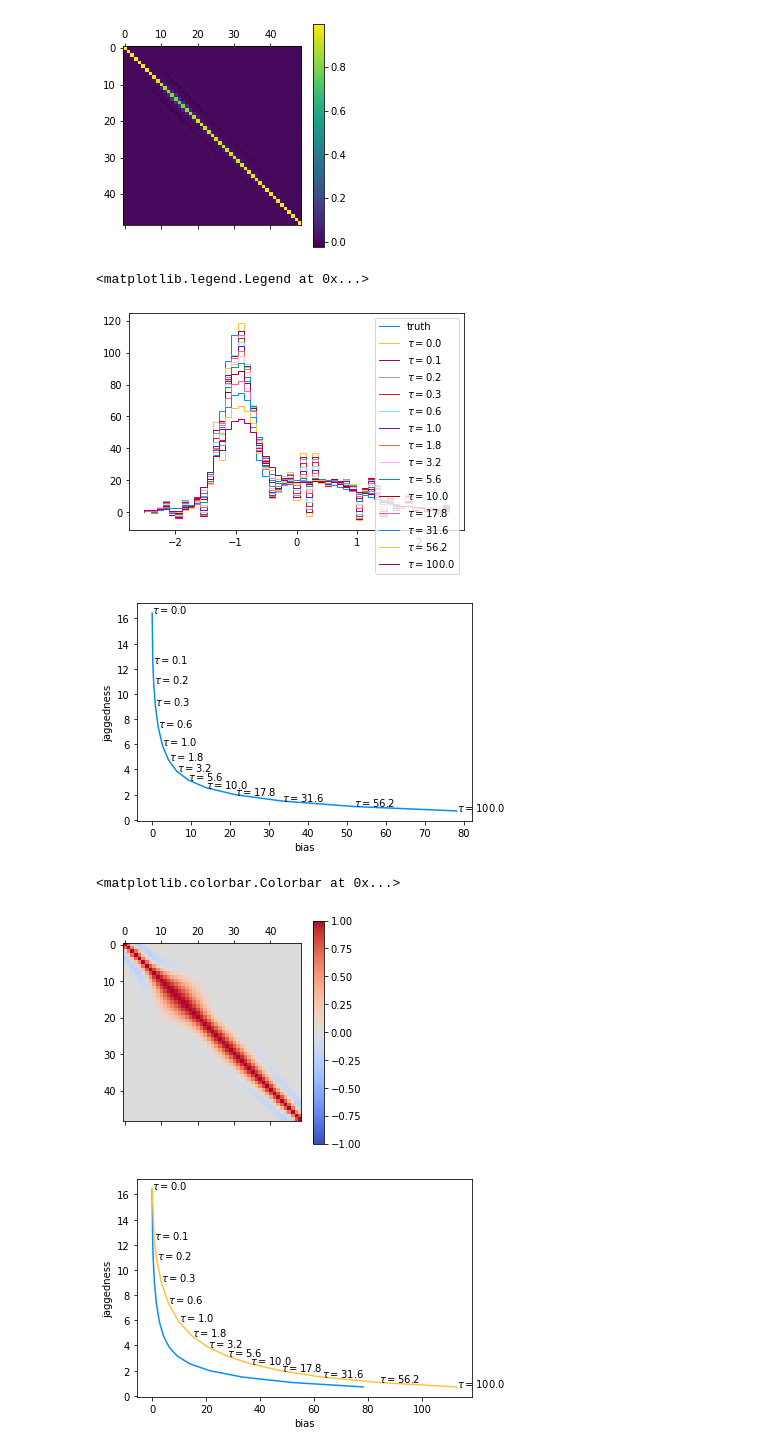
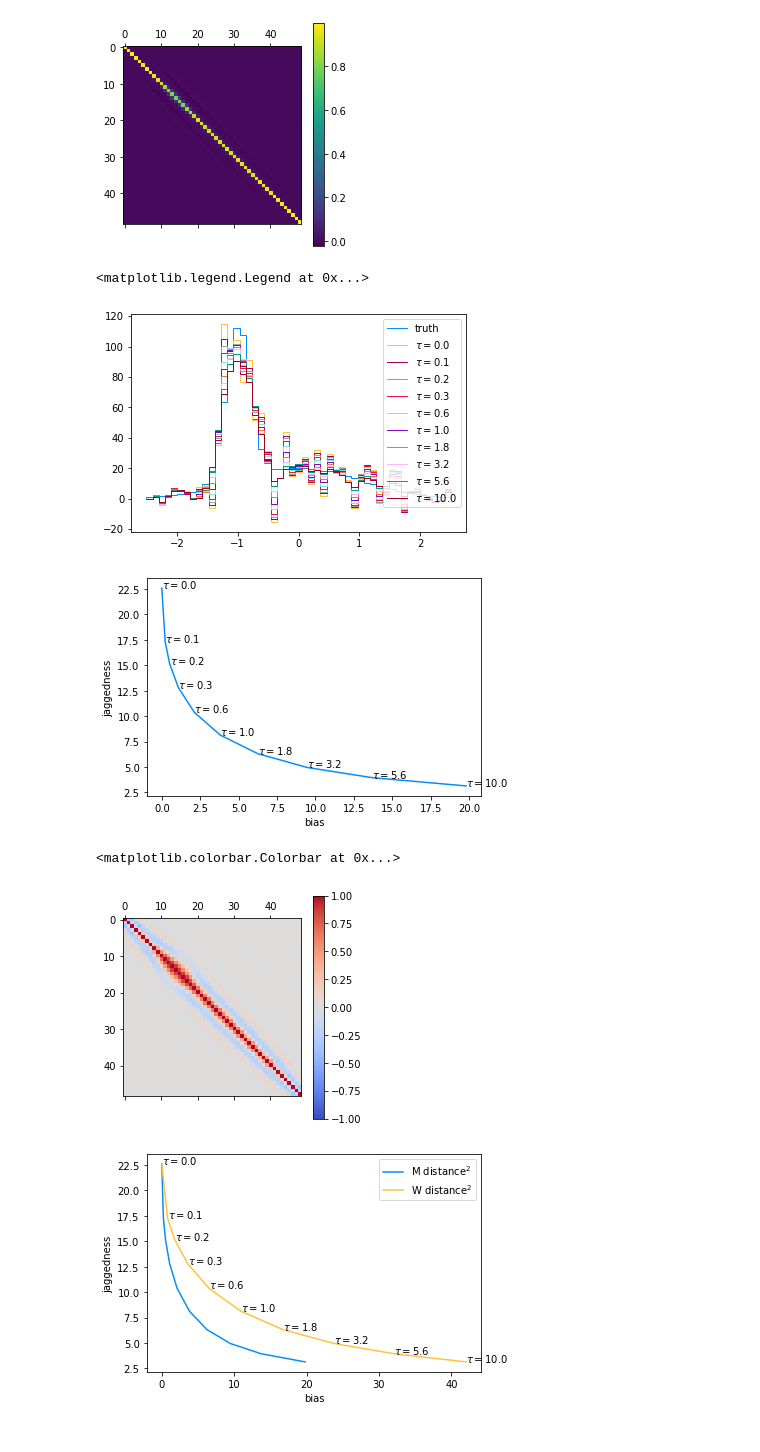
Before and after one commit to ast0815/regularisation, a Jupyter notebook: toy.ipynb, the cells around one changed output. Cells and saved outputs as stored; diff of their text form; code cells hidden in the pictures.

```diff
--- a/toy.ipynb
+++ b/toy.ipynb
@@ -104,7 +104,7 @@ plt.colorbar()
 
 # Scale so taus are in more convenient value range
 C /= 1000
-tau_list = [0.0] + list(np.logspace(-1, 2, 7+6))
+tau_list = [0.0] + list(np.logspace(-1, 1, 9))
 A_list = [
     np.linalg.inv(cov_unfolded_inv + tau * C) @ cov_unfolded_inv for tau in tau_list
 ]
@@ -122,7 +122,7 @@ for x, tau in zip(regularised_list, tau_list):
 plt.legend()
 # %% [output]
 <matplotlib.legend.Legend at 0x...>
-[figure, old version]
+[figure, new version]
 # %%
 # Metrics
 jaggedness = [x.T @ C @ x for x in regularised_list]
@@ -137,7 +137,7 @@ plt.ylabel("jaggedness")
 for x, y, tau in zip(bias, jaggedness, tau_list):
     plt.annotate(fr"$\tau = {tau:.1f}$", (x, y))
 # %% [output]
-[figure, old version]
+[figure, new version]
 # %%
 # Alt metrics
 # Determinant of covariance/correlation matrix as measure of overall correlation?
@@ -153,26 +153,37 @@ plt.matshow(cor_list[-1], cmap="coolwarm", vmin=-1, vmax=1)
 plt.colorbar()
 # %% [output]
 <matplotlib.colorbar.Colorbar at 0x...>
-[figure, old version]
+[figure, new version]
 # %%
 # Alt metrics
 # Wasserstein distance in uncorrelated standard normal space
 # The Fréchet distance between multivariate normal distributions
 # https://doi.org/10.1016/0047-259X(82)90077-X
 dist = []
+diag_dist = []
 U = cholesky(cov_unfolded_inv)
 m = U @ unfolded_h[0]
-for x, cov in zip(regularised_list, cov_list):
+
+
+def wasserstein(x, cov):
     diff = m - U @ x
     S = U @ cov @ U.T
     d = diff.T @ diff + cov.shape[0] + np.trace(S - 2 * sqrtm(S))
-    dist.append(np.abs(d))  # Catch some numerical issues
+    return abs(d)  # Catch some numerical issues
+
+
+for x, cov in zip(regularised_list, cov_list):
+    # Distance between original and regularised
+    dist.append(wasserstein(x, cov))
+    # Distance between original and plot
+    diag_dist.append(wasserstein(x, np.diag(np.diag(cov))))
 # %%
-plt.plot(bias, jaggedness)
-plt.plot(dist, jaggedness)
+plt.plot(bias, jaggedness, label="M distance$^2$")
+plt.plot(dist, jaggedness, label="W distance$^2$")
+plt.legend()
 plt.xlabel("bias")
 plt.ylabel("jaggedness")
 for x, y, tau in zip(dist, jaggedness, tau_list):
     plt.annotate(fr"$\tau = {tau:.1f}$", (x, y))
 # %% [output]
-[figure, old version]
+[figure, new version]
```
Also changed, not shown: parts of 6 cells of this notebook.
